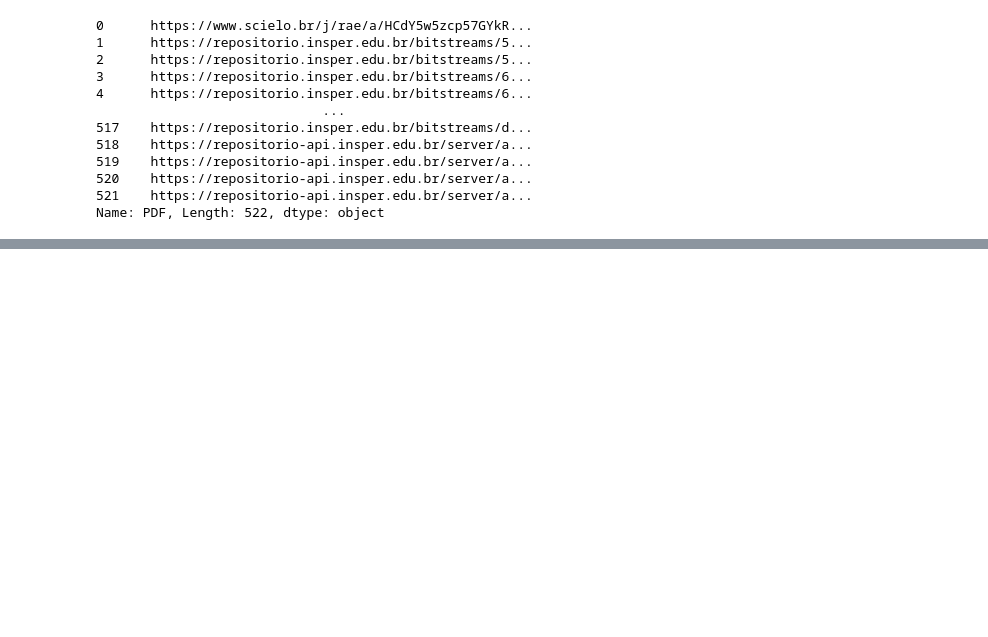
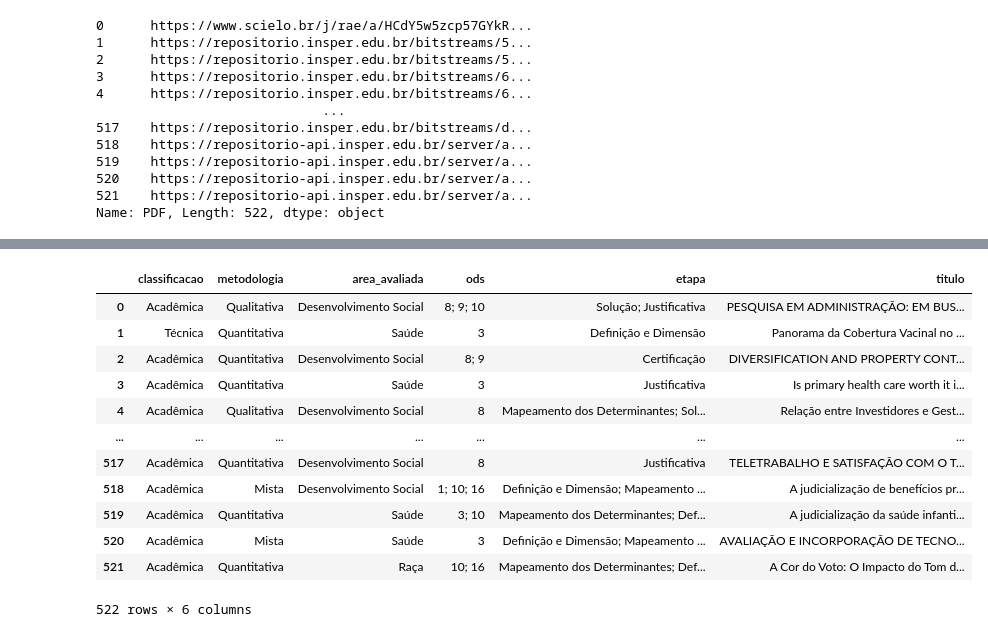
Before and after one commit to iranhonorato/Projeto-TLC, a Jupyter notebook: pdfs_validos.ipynb, the cells around one changed output, grey strips where cells are left out. Saved outputs shown, nothing was run; the diff lists cells and outputs as text; code cells hidden in the pictures; blank space fills up the shorter version.

```diff
--- a/pdfs_validos.ipynb
+++ b/pdfs_validos.ipynb
@@ -92,0 +119,17 @@ lista_extraidos
+# %%
+new_df = pd.DataFrame(lista_extraidos)
+new_df
+# %% [output]
+|  | classificacao | metodologia | area_avaliada | ods | etapa | titulo |
+| 0 | Acadêmica | Qualitativa | Desenvolvimento Social | 8; 9; 10 | Solução; Justificativa | PESQUISA EM ADMINISTRAÇÃO: EM BUS... |
+| 1 | Técnica | Quantitativa | Saúde | 3 | Definição e Dimensão | Panorama da Cobertura Vacinal no ... |
+| 2 | Acadêmica | Quantitativa | Desenvolvimento Social | 8; 9 | Certificação | DIVERSIFICATION AND PROPERTY CONT... |
+| 3 | Acadêmica | Quantitativa | Saúde | 3 | Justificativa | Is primary health care worth it i... |
+| 4 | Acadêmica | Qualitativa | Desenvolvimento Social | 8 | Mapeamento dos Determinantes; Sol... | Relação entre Investidores e Gest... |
+| ... | ... | ... | ... | ... | ... | ... |
+| 517 | Acadêmica | Quantitativa | Desenvolvimento Social | 8 | Justificativa | TELETRABALHO E SATISFAÇÃO COM O T... |
+| 518 | Acadêmica | Mista | Desenvolvimento Social | 1; 10; 16 | Definição e Dimensão; Mapeamento ... | A judicialização de benefícios pr... |
+| 519 | Acadêmica | Quantitativa | Saúde | 3; 10 | Mapeamento dos Determinantes; Def... | A judicialização da saúde infanti... |
+| 520 | Acadêmica | Mista | Saúde | 3 | Definição e Dimensão; Mapeamento ... | AVALIAÇÃO E INCORPORAÇÃO DE TECNO... |
+| 521 | Acadêmica | Quantitativa | Raça | 10; 16 | Mapeamento dos Determinantes; Def... | A Cor do Voto: O Impacto do Tom d... |
+522 rows × 6 columns
```
Also changed, not shown: parts of 5 cells of this notebook, 4 other files.
